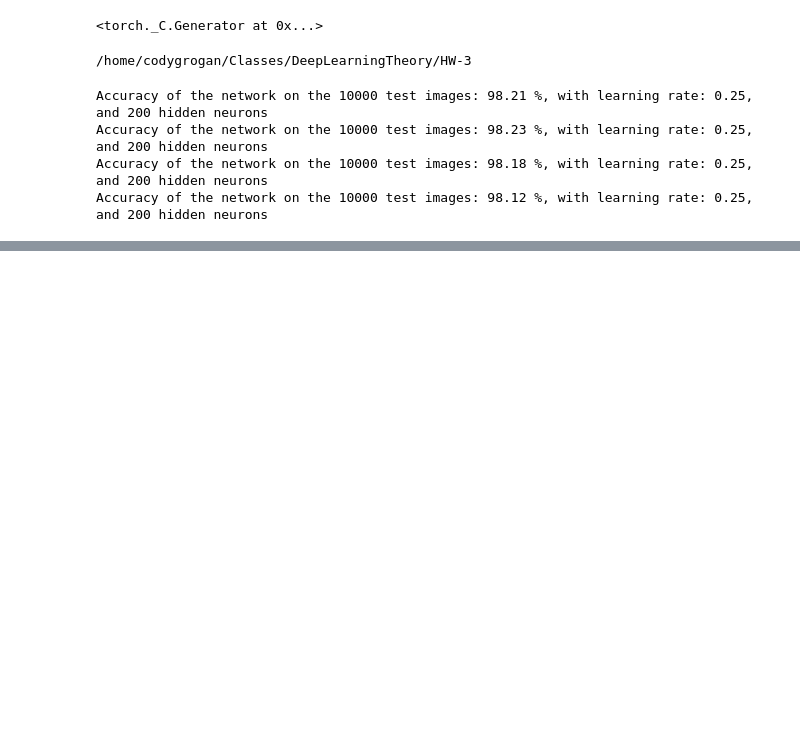
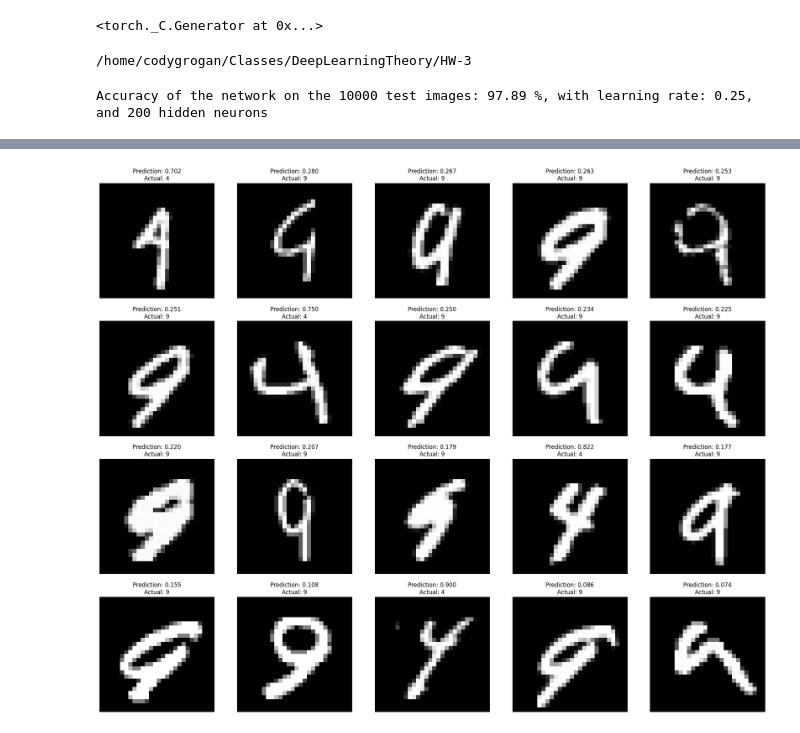
Before and after one commit to Crashprn/DeepLearningTheory, a Jupyter notebook: HW-3/MNIST_LittleTuned.ipynb, the cells around one changed output, grey strips where cells are left out. Drawn from its saved outputs; the diff is of its cells as text; code cells hidden in the pictures; blank space fills up the shorter version.

Commit message:
Finished tuning hyperparameters and stop condition.

```diff
--- a/HW-3/MNIST_LittleTuned.ipynb
+++ b/HW-3/MNIST_LittleTuned.ipynb
@@ -20,7 +21,7 @@ torch.manual_seed(313514)
 # %%
 #Set Batch Size
 '''Step - Set the correct batch size. '''
-batch_size = 20
+batch_size = 40
 
 
 # Download MNIST dataset to local drive. A new folder "data" will be created in the current directory to store data
@@ -94,7 +95,7 @@ criterion = torch.nn.CrossEntropyLoss()
 '''step - choose different learning rates and store them in a list and observe the changes '''
 learning_rates = [.25]
 '''Vary this number and observe the changes, define a list of possible values'''
-hidden_sizes = [200, 200, 200, 200]
+hidden_sizes = [200]
 
 for hidden_size in hidden_sizes:
     for learning_rate in learning_rates:
@@ -148,10 +149,7 @@ for hidden_size in hidden_sizes:
 
             print(f'Accuracy of the network on the 10000 test images: {(100 * correct / total)} %, with learning rate: {learning_rate}, and {hidden_size} hidden neurons')
 # %% [output]
-Accuracy of the network on the 10000 test images: 98.21 %, with learning rate: 0.25, and 200 hidden neurons
-Accuracy of the network on the 10000 test images: 98.23 %, with learning rate: 0.25, and 200 hidden neurons
-Accuracy of the network on the 10000 test images: 98.18 %, with learning rate: 0.25, and 200 hidden neurons
-Accuracy of the network on the 10000 test images: 98.12 %, with learning rate: 0.25, and 200 hidden neurons
+Accuracy of the network on the 10000 test images: 97.89 %, with learning rate: 0.25, and 200 hidden neurons
 # %%
 # Save the model checkpoint for future use
 torch.save(model.state_dict(), 'model.ckpt')
@@ -157,0 +259,64 @@ torch.save(model.state_dict(), 'model.ckpt')
+# %%
+# Train the model
+'''step - choose different learning rates and store them in a list and observe the changes '''
+num_epochs = 200
+stop_condition_epochs = 50
+learning_rates = [.2]
+regularization_strengths = [0.01]
+criterion = nn.BCELoss()
+show_incorrect = True
+
+for regularization in regularization_strengths:
+    for learning_rate in learning_rates:
+        total_step = len(train_loader)
+        max_accuracy = 0
+        optimal_loss = 0
+        optimal_epoch = 0
+        #Define the Model Object and your optimizer
+        model = LinearRegressor(28*28, 1).to(device)
+        optimizer = torch.optim.SGD(model.parameters(), lr=learning_rate, weight_decay=regularization)
+        for epoch in range(num_epochs):
+            total_loss = []
+            for i, (images, labels) in enumerate(train_loader):
+                # Move tensors to the configured device
+                images = images.to(device)
+                labels = labels.reshape(-1, 1).to(device)
+
+                # Forward pass
+                '''Step - Get Network outputs with forward propagation with current network weights'''
+                outputs = model(images)
+
+                '''Step - Get Loss by comparing outputs with True Labels after forward propagation'''
+                loss = criterion(outputs, labels)
+
+                # Backward and optimize
+
+                '''Step - clear the gradients after each pass - Strongly recommended'''
+                optimizer.zero_grad()
+                '''Backpropagate the Loss to calculate gradient for each weight'''
+                loss.backward()
+                '''Update the weight using the learning rate'''
+                optimizer.step()
+
+                #Print Progress every 100 steps
+                #if (i+1) % 100 == 0:
+                #    print ('Epoch [{}/{}], Step [{}/{}], Loss: {:.4f}' .format(epoch+1, num_epochs, i+1, total_step, loss.item()))
+                total_loss.append(loss.item())
+
+            incorrect, accuracy = test_model(model, test_loader)
+
+            if epoch < stop_condition_epochs:
+                max_accuracy = max(max_accuracy, accuracy)
+            elif accuracy > max_accuracy:
+                max_accuracy = accuracy
+                optimal_loss = np.mean(total_loss)
+                optimal_epoch = epoch + 1
+                break
+
+
+    # Test the model once you finish training
+
+        incorrect, accuracy = test_model(model, test_loader, show_incorrect)
+        print(f'Best accuracy of the network on the 1000 test images: {accuracy} %, at Epoch: {optimal_epoch}, with Train Loss: {optimal_loss} with learning rate: {learning_rate}, and {regularization} regularization')
+        plt.show()
+# %% [output]
@@ -157,0 +324 @@ torch.save(model.state_dict(), 'model.ckpt')
+[figure, added]
```
Also changed, not shown: parts of 4 cells of this notebook, 1 other file.
